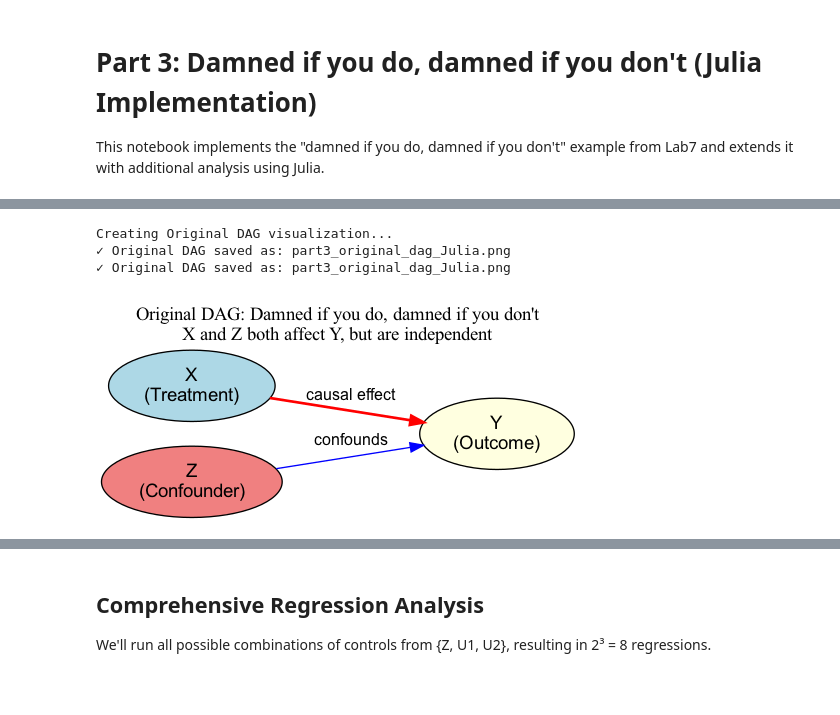
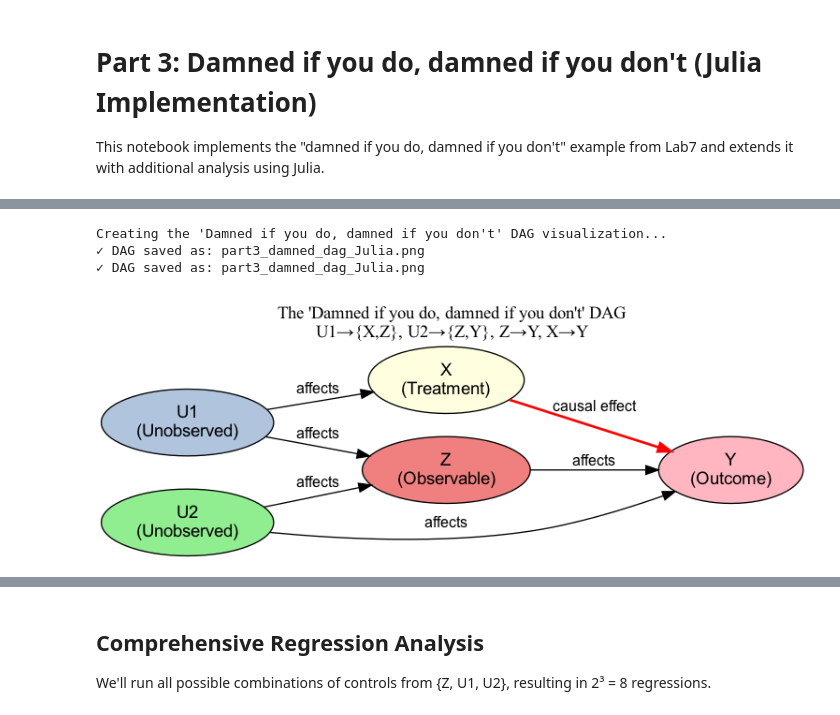
Before and after one commit to gsaco/DAGs_CausalML, a Jupyter notebook: Julia/scripts/Part3_Julia.ipynb, the cells around one changed output, grey strips where cells are left out. Cells and saved outputs as stored; diff of their text form; code cells hidden in the pictures; blank space fills up the shorter version.

```diff
--- a/Julia/scripts/Part3_Julia.ipynb
+++ b/Julia/scripts/Part3_Julia.ipynb
@@ -64,59 +46,65 @@ From Lab7 Example 4: This represents a situation where it's unclear whether Z sh
 # %%
-# Create Original DAG: "Damned if you do, damned if you don't"
-println("Creating Original DAG visualization...")
+# Create the "damned if you do, damned if you don't" DAG
+# Based on the attached image: U1 affects both X and Z, U2 affects Z and Y, Z affects Y, X affects Y
+println("Creating the 'Damned if you do, damned if you don't' DAG visualization...")
 
-# Create DOT content for the original DAG
-dot_content_original = """
-digraph OriginalDAG {
+# Create DOT content for the correct DAG structure
+dot_content = """
+digraph DamnedDAG {
     rankdir=LR;
     node [shape=ellipse, style=filled, fontsize=14, fontname="Arial"];
     edge [fontsize=12, fontname="Arial"];
 
-    X [fillcolor=lightblue, label="X\\n(Treatment)"];
-    Z [fillcolor=lightcoral, label="Z\\n(Confounder)"];
-    Y [fillcolor=lightyellow, label="Y\\n(Outcome)"];
+    U1 [fillcolor=lightsteelblue, label="U1\\n(Unobserved)"];
+    U2 [fillcolor=lightgreen, label="U2\\n(Unobserved)"];
+    Z [fillcolor=lightcoral, label="Z\\n(Observable)"];
+    X [fillcolor=lightyellow, label="X\\n(Treatment)"];
+    Y [fillcolor=lightpink, label="Y\\n(Outcome)"];
 
+    U1 -> X [label="affects"];
+    U1 -> Z [label="affects"];
+    U2 -> Z [label="affects"];
+    U2 -> Y [label="affects"];
+    Z -> Y [label="affects"];
     X -> Y [label="causal effect", color=red, penwidth=2];
-    Z -> Y [label="confounds", color=blue];
 
-    // Show that X and Z are independent
-    {rank=same; X; Z}
+    // Arrange nodes for better layout
+    {rank=same; U1; U2}
+    {rank=same; Z; X}
 
     labelloc="t";
-    label="Original DAG: Damned if you do, damned if you don't\\nX and Z both affect Y, but are independent";
+    label="The 'Damned if you do, damned if you don't' DAG\\nU1→{X,Z}, U2→{Z,Y}, Z→Y, X→Y";
 }
 """
 
 # Save DOT file and create PNG
-dot_file_original = joinpath(output_dir, "part3_original_dag_Julia.dot")
-png_file_original = joinpath(output_dir, "part3_original_dag_Julia.png")
+dot_file = joinpath(output_dir, "part3_damned_dag_Julia.dot")
+png_file = joinpath(output_dir, "part3_damned_dag_Julia.png")
 
-open(dot_file_original, "w") do f
-    write(f, dot_content_original)
+open(dot_file, "w") do f
+    write(f, dot_content)
 end
 
 # Generate PNG using Graphviz
-run(`dot -Tpng $dot_file_original -o $png_file_original`)
-println("✓ Original DAG saved as: part3_original_dag_Julia.png")
+run(`dot -Tpng $dot_file -o $png_file`)
+println("✓ DAG saved as: part3_damned_dag_Julia.png")
 
 # Display the PNG in notebook
-img_original = load(png_file_original)
-display(img_original)
+img = load(png_file)
+display(img)
 
-# Show adjacency matrix for reference
-original_dag_adj = [0 0 1;  # X -> Y
-                    0 0 1;  # Z -> Y
-                    0 0 0]  # Y -> none
-
-println("\nOriginal DAG Structure:")
-println("X → Y (causal effect of interest)")
-println("Z → Y (confounder)")
-println("X ⊥ Z (independent)")
+println("\nDAG Structure:")
+println("U1 → X (U1 affects treatment)")
+println("U1 → Z (U1 affects Z)")
+println("U2 → Z (U2 affects Z)")
+println("U2 → Y (U2 affects outcome)")
+println("Z → Y (Z affects outcome)")
+println("X → Y (causal effect of interest = 1.0)")
 println("\nThis creates the 'damned if you do, damned if you don't' scenario:")
-println("- Without controlling for Z: Biased estimate (omitted variable bias)")
-println("- With controlling for Z: Unbiased estimate")
+println("- Without controlling for Z: Confounding bias")
+println("- With controlling for Z: Collider bias")
 # %% [output]
-Creating Original DAG visualization...
-✓ Original DAG saved as: part3_original_dag_Julia.png
-✓ Original DAG saved as: part3_original_dag_Julia.png
+Creating the 'Damned if you do, damned if you don't' DAG visualization...
+✓ DAG saved as: part3_damned_dag_Julia.png
+✓ DAG saved as: part3_damned_dag_Julia.png
-[figure, old version]
+[figure, new version]
```
Also changed, not shown: parts of 24 cells of this notebook, 40 other files.
